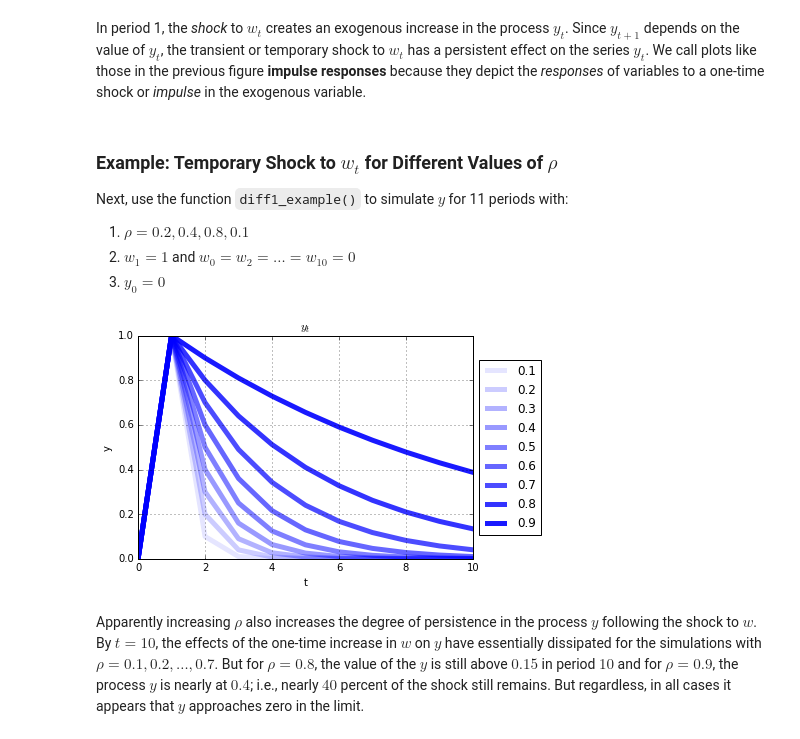
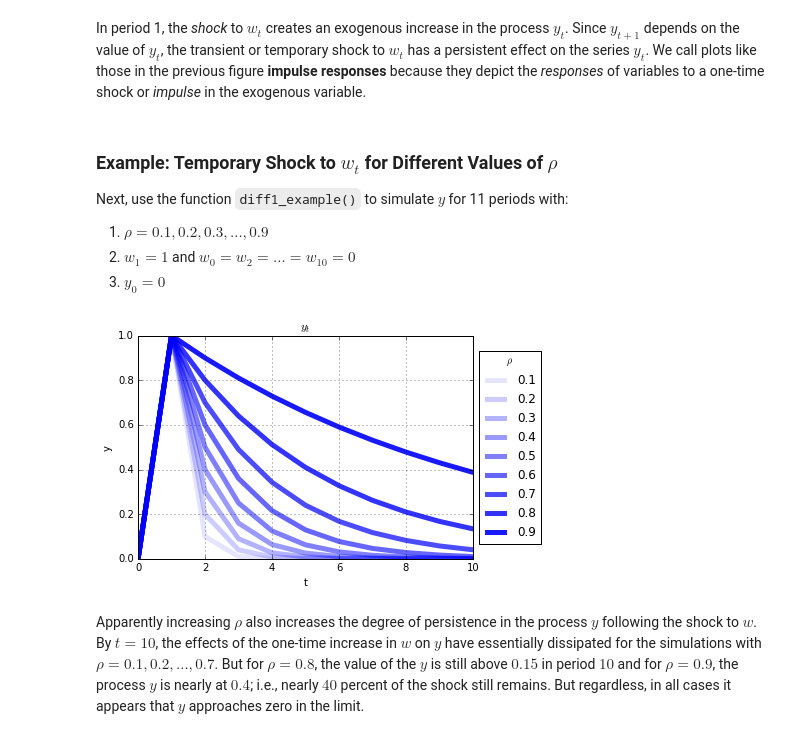
Before and after one commit to t-hdd/econ126, a Jupyter notebook: Lecture Notebooks/Econ126_Class_07.ipynb, the cells around one changed output. Cells and saved outputs as stored; diff of their text form; code cells hidden in the pictures.

```diff
--- a/Lecture Notebooks/Econ126_Class_07.ipynb
+++ b/Lecture Notebooks/Econ126_Class_07.ipynb
@@ -180,33 +180,33 @@ In period 1, the *shock* to $w_t$ creates an exogenous increase in the process $
 ### Example: Temporary Shock to $w_t$ for Different Values of $\rho$
 
 Next, use the function `diff1_example()` to simulate $y$ for 11 periods with:
-1. $\rho=0.2, 0.4, 0.8, 0.1$
+1. $\rho=0.1,0.2, 0.3, \ldots, 0.9$
 2. $w_1 = 1$ and $w_0 = w_2 = \ldots = w_{10} = 0$
 3. $y_0 = 0$
 # %%
 # Note: Since T, w, and y0 are already defined, there's no need to re-define them
 
 # Construct a line graph plotting the trajectories of y with:
 #    1. Clear title, x-, and y-axis labels
 #    2. Y-axis limits [0,1.2]
 #    3. Add a legend outside of the plot with arguments: loc='center left', bbox_to_anchor=(1, 0.5)
 
 fig = plt.figure()
 ax = fig.add_subplot(1,1,1)
 
 # Iterate over rho in [0.1, 0.2, 0.3, ... , 0.9]. Simulate y for each rho and plot. Set plot label equal to rho value
 for rho in np.arange(0.1,1,0.1):
     y = diff1_example(rho,w,y0)
     plt.plot(y,'-b',lw=5,alpha = rho,label=round(rho,1))
 
 ax.set_title('$y_t$')
 plt.ylabel('y')
 plt.xlabel('t')
 # ax.set_ylim([0,1.2])
-ax.legend(loc='center left', bbox_to_anchor=(1, 0.5))
+ax.legend(loc='center left', bbox_to_anchor=(1, 0.5),title='$\\rho$')
 ax.grid()
 # %% [output]
-[figure, old version]
+[figure, new version]
 # %% [markdown]
 Apparently increasing $\rho$ also increases the degree of persistence in the process $y$ following the shock to $w$. By $t=10$, the effects of the one-time increase in $w$ on $y$ have essentially dissipated for the simulations with $\rho= 0.1, 0.2, \ldots, 0.7$. But for $\rho=0.8$, the value of the $y$ is still above $0.15$ in period $10$ and for $\rho=0.9$, the process $y$ is nearly at $0.4$; i.e., nearly $40$ percent of the shock still remains. But regardless, in all cases it appears that $y$ approaches zero in the limit.
 # %% [markdown]
```
Also changed, not shown: parts of 2 cells of this notebook, 2 other files.
